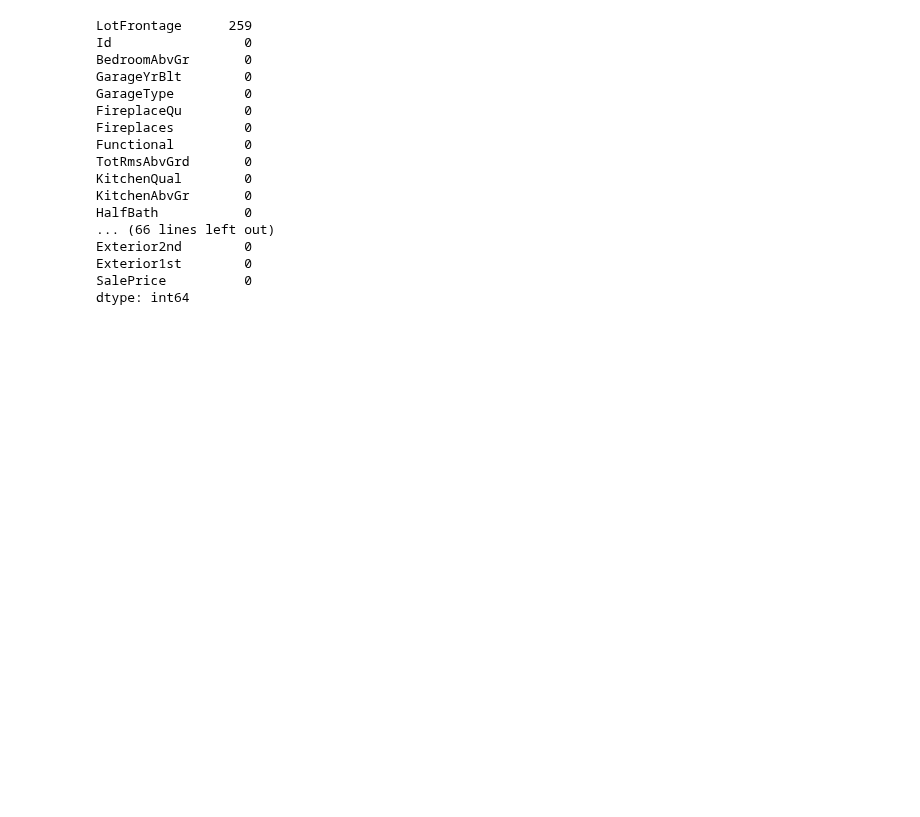
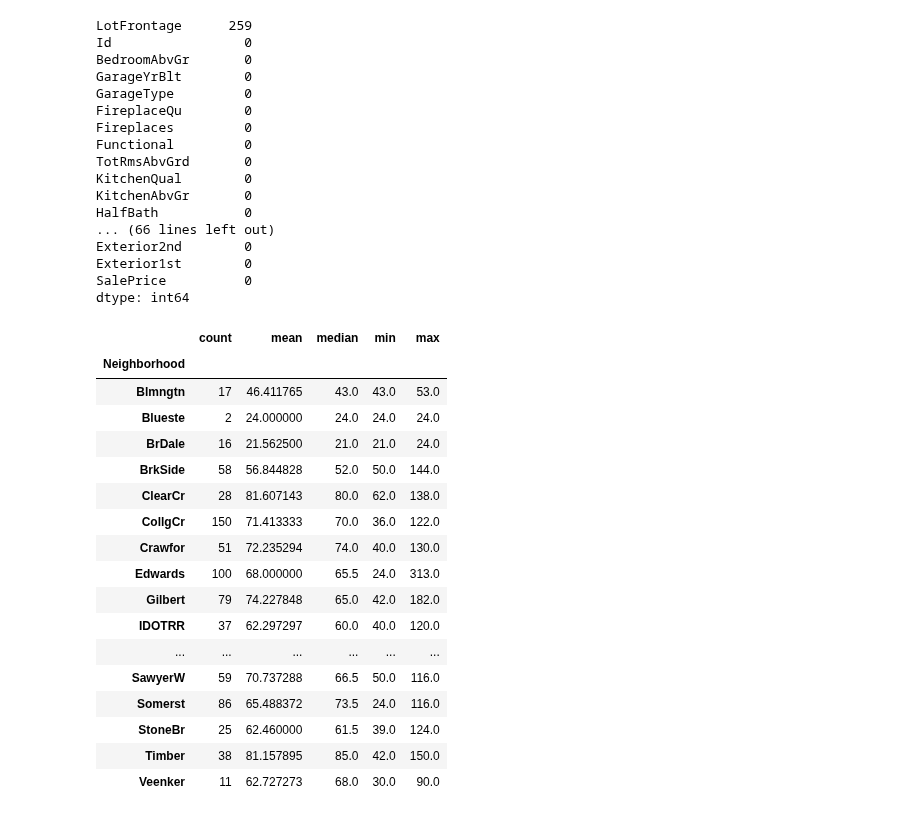
Before and after one commit to kogimurio/house_sales_prediction, a Jupyter notebook: saales_price_predictions.ipynb, the cells around one changed output. Saved outputs shown, nothing was run; the diff lists cells and outputs as text; code cells hidden in the pictures; blank space fills up the shorter version.

```diff
--- a/saales_price_predictions.ipynb
+++ b/saales_price_predictions.ipynb
@@ -1523,3 +1523,24 @@ Exterior2nd        0
 Exterior1st        0
 SalePrice          0
 dtype: int64
+# %%
+dataset.groupby('Neighborhood')['LotFrontage'].agg(['count', 'mean', 'median', 'min', 'max'])
+# %% [output]
+|  | count | mean | median | min | max |
+| Neighborhood |  |  |  |  |  |
+| Blmngtn | 17 | 46.411765 | 43.0 | 43.0 | 53.0 |
+| Blueste | 2 | 24.000000 | 24.0 | 24.0 | 24.0 |
+| BrDale | 16 | 21.562500 | 21.0 | 21.0 | 24.0 |
+| BrkSide | 58 | 56.844828 | 52.0 | 50.0 | 144.0 |
+| ClearCr | 28 | 81.607143 | 80.0 | 62.0 | 138.0 |
+| CollgCr | 150 | 71.413333 | 70.0 | 36.0 | 122.0 |
+| Crawfor | 51 | 72.235294 | 74.0 | 40.0 | 130.0 |
+| Edwards | 100 | 68.000000 | 65.5 | 24.0 | 313.0 |
+| Gilbert | 79 | 74.227848 | 65.0 | 42.0 | 182.0 |
+| IDOTRR | 37 | 62.297297 | 60.0 | 40.0 | 120.0 |
+| ... | ... | ... | ... | ... | ... |
+| SawyerW | 59 | 70.737288 | 66.5 | 50.0 | 116.0 |
+| Somerst | 86 | 65.488372 | 73.5 | 24.0 | 116.0 |
+| StoneBr | 25 | 62.460000 | 61.5 | 39.0 | 124.0 |
+| Timber | 38 | 81.157895 | 85.0 | 42.0 | 150.0 |
+| Veenker | 11 | 62.727273 | 68.0 | 30.0 | 90.0 |
```
Also changed, not shown: parts of 10 cells of this notebook.
